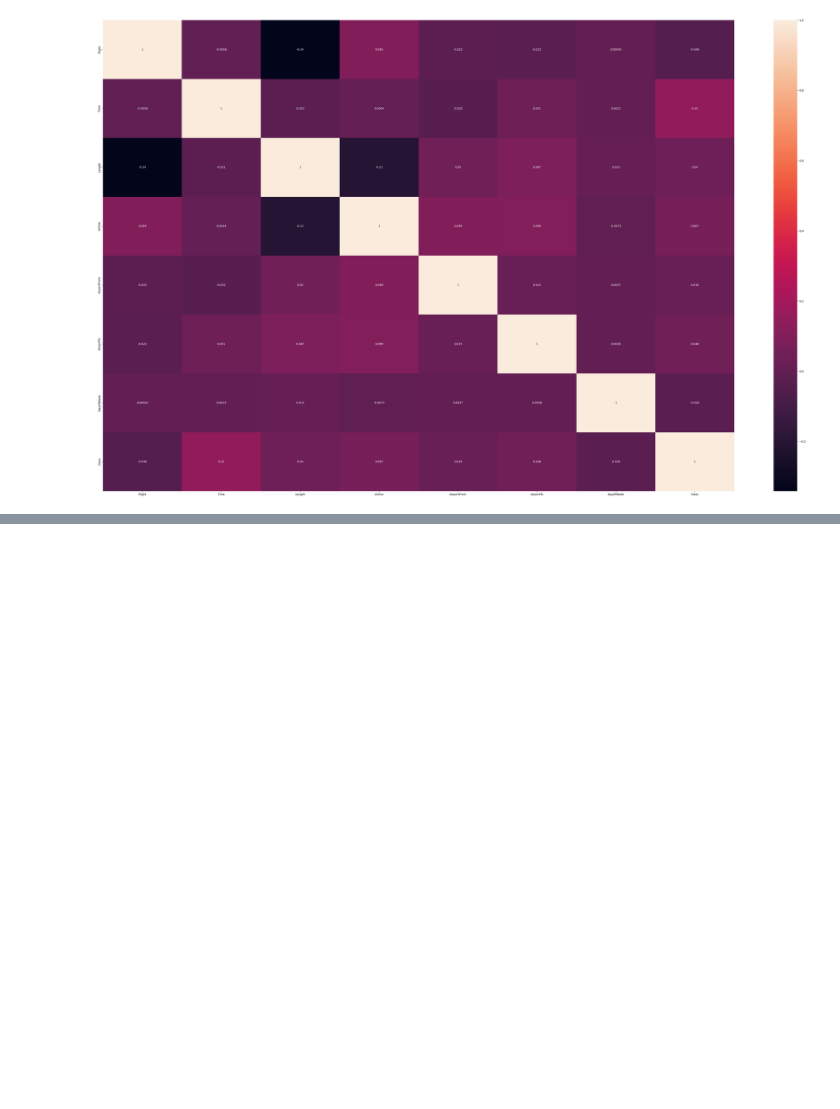
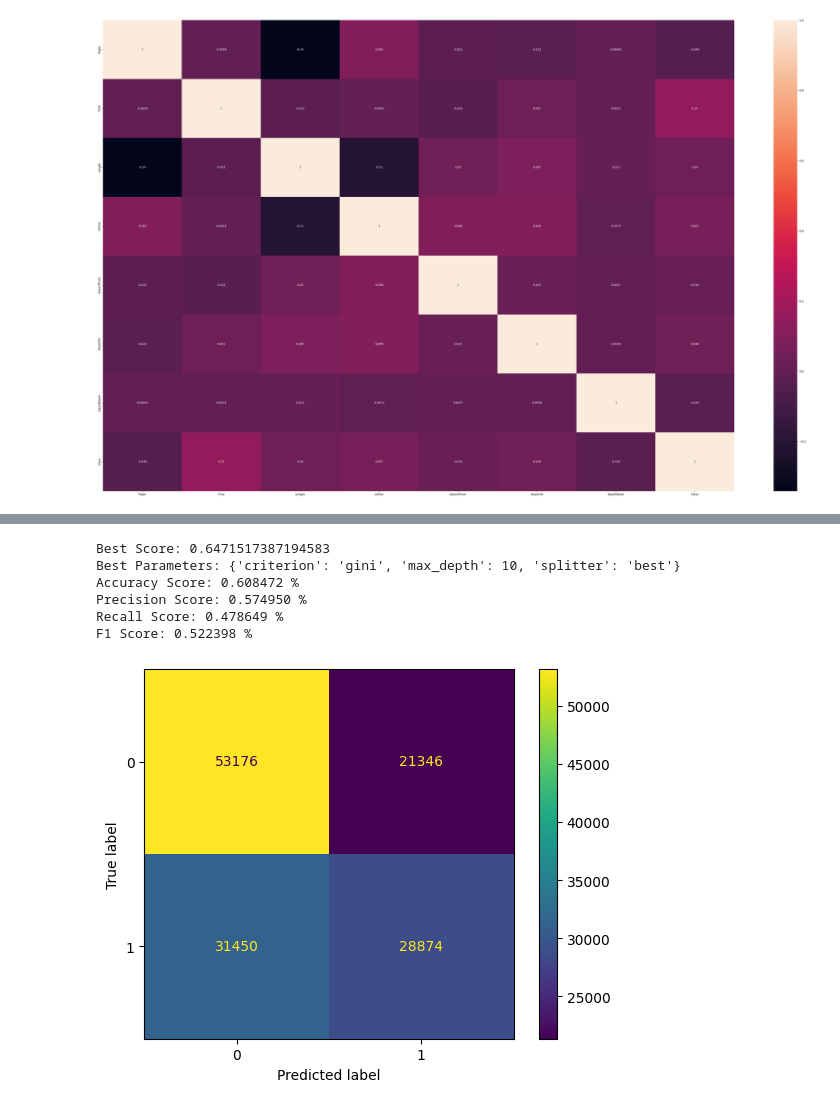
Before and after one commit to beatrizfontao/FEUP-IA, a Jupyter notebook: proj2/airline_delay_notebook.ipynb, the cells around one changed output, grey strips where cells are left out. Drawn from its saved outputs; the diff is of its cells as text; code cells hidden in the pictures; blank space fills up the shorter version.

```diff
--- a/proj2/airline_delay_notebook.ipynb
+++ b/proj2/airline_delay_notebook.ipynb
@@ -244,0 +302,39 @@ from sklearn.model_selection import train_test_split
+# %%
+from sklearn.tree import DecisionTreeClassifier
+
+dt = DecisionTreeClassifier(random_state = 42)
+dt.fit(training_inputs, training_classes)
+
+dt_pred = dt.predict(testing_inputs)
+
+cross_validation = StratifiedKFold(n_splits=10)
+
+grid_search = GridSearchCV(dt, param_grid={'criterion':['gini', 'entropy'], 'splitter':['random', 'best'], 'max_depth':[1, 2, 3, 4, 5, 6, 7, 8, 9, 10]})
+
+grid_search.fit(all_inputs, all_labels)
+
+print('Best Score: {}'.format(grid_search.best_score_))
+print('Best Parameters: {}'.format(grid_search.best_params_))
+
+cm = confusion_matrix(testing_classes, dt_pred,labels=dt.classes_)
+cm_disp = ConfusionMatrixDisplay(confusion_matrix=cm, display_labels=dt.classes_)
+
+cm_disp.plot()
+
+accuracy = accuracy_score(testing_classes, dt_pred)
+precision = precision_score(testing_classes, dt_pred)
+recall = recall_score(testing_classes, dt_pred)
+f1 = f1_score(testing_classes, dt_pred)
+
+print(f"Accuracy Score: {accuracy:2f} %")
+print(f"Precision Score: {precision:2f} %")
+print(f"Recall Score: {recall:2f} %")
+print(f"F1 Score: {f1:2f} %")
+# %% [output]
+Best Score: 0.6471517387194583
+Best Parameters: {'criterion': 'gini', 'max_depth': 10, 'splitter': 'best'}
+Accuracy Score: 0.608472 %
+Precision Score: 0.574950 %
+Recall Score: 0.478649 %
+F1 Score: 0.522398 %
+[figure, added]
```
Also changed, not shown: parts of 8 cells of this notebook, 1 other file.
